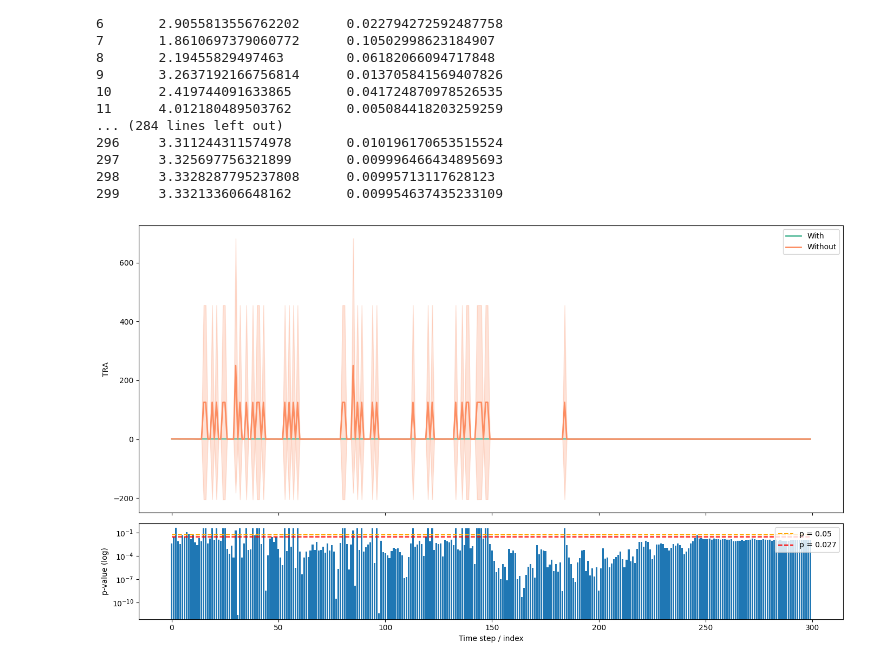
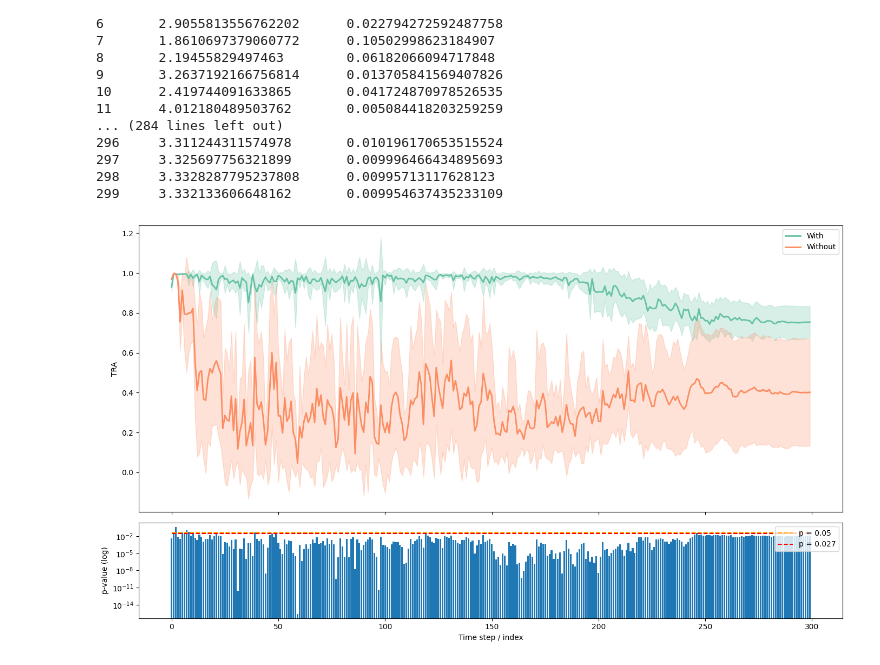
Before and after one commit to cdalinghaus-mthesis/figures, a Jupyter notebook: embedding_effects/stats_dic.ipynb, the cells around one changed output. Drawn from its saved outputs; the diff is of its cells as text; code cells hidden in the pictures.

Commit message:
Add significance over time, fix dic NONE values

```diff
--- a/embedding_effects/stats_dic.ipynb
+++ b/embedding_effects/stats_dic.ipynb
@@ -271,12 +287,28 @@ from scipy import stats
 withs = []
 for fname in sorted(os.listdir(f"effects/{DATASET}/with/")):
     df = pd.read_csv(f"effects/{DATASET}/with/{fname}")
-    withs.append(df["TRA"].to_numpy())
+
+    l = [x if x < 800.0 else None for x in df["TRA"].to_numpy()]
+    last = 0.0
+    for idx in range(len(l)):
+        if l[idx] is None:
+            l[idx] = last
+        else:
+            last = l[idx]
+    withs.append(l)
 
 withouts = []
 for fname in sorted(os.listdir(f"effects/{DATASET}/without/")):
     df = pd.read_csv(f"effects/{DATASET}/without/{fname}")
-    withouts.append(df["TRA"].to_numpy())
+
+    l = [x if x < 800.0 else None for x in df["TRA"].to_numpy()]
+    last = 0.0
+    for idx in range(len(l)):
+        if l[idx] is None:
+            l[idx] = last
+        else:
+            last = l[idx]
+    withouts.append(l)
 
 # Ensure all runs have the same length (truncate to min length if not)
 minlen = min(min(map(len, withs)), min(map(len, withouts)))
@@ -320,31 +352,31 @@ x = np.arange(minlen)
 # -------------------------
 fig, (ax_top, ax_bottom) = plt.subplots(
     2, 1, figsize=(14, 8),
     sharex=True,
     gridspec_kw={"height_ratios": [3, 1]}
 )
 
 # --- TOP ---
 plot_mean_shaded(ax_top, withs, ca, "With")
 plot_mean_shaded(ax_top, withouts, cb, "Without")
 ax_top.set_ylabel("TRA")  # or "Score" / your metric name
 # Optional: uncomment if you want the same y-limits as your example
 # ax_top.set_ylim(0.90, 1.0)
 ax_top.legend(loc="best")
 
 # --- BOTTOM ---
 ax_bottom.bar(x, pvals)
 ax_bottom.set_yscale("log")
 ax_bottom.set_ylabel("p-value (log)")
 ax_bottom.set_xlabel("Time step / index")
 
 # threshold lines
 ax_bottom.hlines(0.05, x.min(), x.max(), color="orange", linestyle="--", label="p = 0.05")
 ax_bottom.hlines(0.027, x.min(), x.max(), color="red", linestyle="--", label="p = 0.027")
 ax_bottom.legend(loc="upper right")
 
 fig.tight_layout()
 plt.savefig("with_without_plus_significance.pdf", bbox_inches="tight")
 plt.show()
 # %% [output]
-[figure, old version]
+[figure, new version]
```
Also changed, not shown: parts of 6 cells of this notebook, 2 other files.
